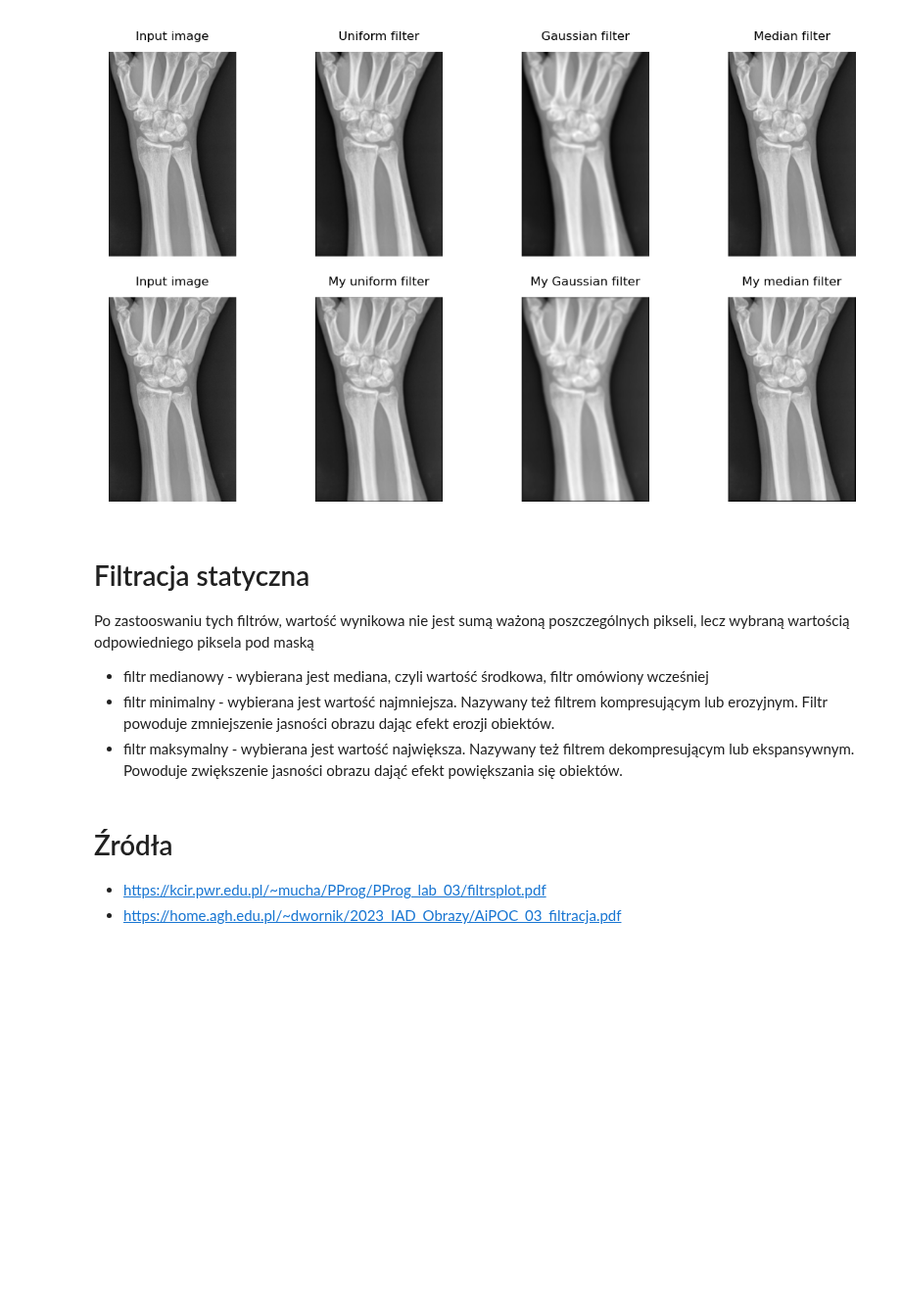
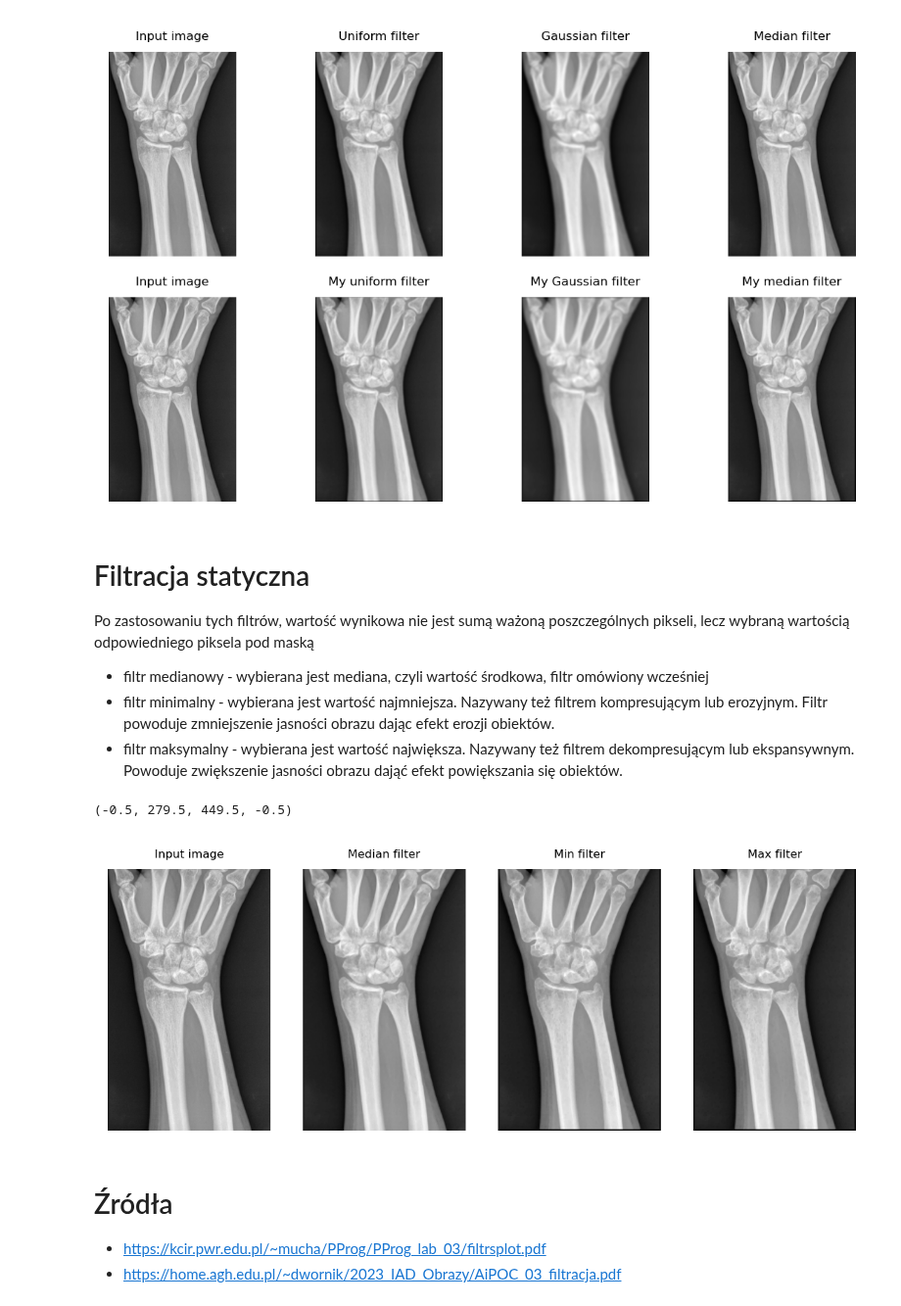
Before and after one commit to aflorkowska/Image-Processing, a Jupyter notebook: PL/3_Filtracja.ipynb, the cells around one changed output. Shown at 98% size. Saved outputs shown, nothing was run; the diff lists cells and outputs as text; code cells hidden in the pictures; blank space fills up the shorter version.

Commit message:
Added min and max filters

```diff
--- a/PL/3_Filtracja.ipynb
+++ b/PL/3_Filtracja.ipynb
@@ -333,11 +299,59 @@ plt.show()
 [figure]
 # %% [markdown]
 # Filtracja statyczna
-Po zastooswaniu tych filtrów, wartość wynikowa nie jest sumą ważoną poszczególnych pikseli, lecz wybraną wartością odpowiedniego piksela pod maską
+Po zastosowaniu tych filtrów, wartość wynikowa nie jest sumą ważoną poszczególnych pikseli, lecz wybraną wartością odpowiedniego piksela pod maską
 
 - filtr medianowy - wybierana jest mediana, czyli wartość środkowa, filtr omówiony wcześniej
 - filtr minimalny - wybierana jest wartość najmniejsza. Nazywany też filtrem kompresującym lub erozyjnym. Filtr powoduje zmniejszenie jasności obrazu dając efekt erozji obiektów.
 - filtr maksymalny - wybierana jest wartość największa. Nazywany też filtrem dekompresującym lub ekspansywnym. Powoduje zwiększenie jasności obrazu dająć efekt powiększania się obiektów.
+# %%
+def my_min_filter(image, kernelXsize, kernelYsize):
+    padXsize = calculate_padding_size(kernelXsize)
+    padYsize = calculate_padding_size(kernelYsize)
+    padded_matrix = np.pad(image, ((padYsize, padYsize), (padXsize, padXsize)), mode='constant')
+    final_image = np.zeros_like(padded_matrix)
+
+    for y in range (padYsize,padded_matrix.shape[0] - 2*padYsize - 1):
+        for x in range (padXsize,padded_matrix.shape[1] - 2*padXsize - 1):
+            final_image[y,x] = np.min(padded_matrix[y - padYsize : y + padYsize + 1,x - padXsize : x + padXsize + 1])
+    final_image = final_image[padYsize:-padYsize, padXsize:-padXsize]
+    return final_image
+
+def my_max_filter(image, kernelXsize, kernelYsize):
+    padXsize = calculate_padding_size(kernelXsize)
+    padYsize = calculate_padding_size(kernelYsize)
+    padded_matrix = np.pad(image, ((padYsize, padYsize), (padXsize, padXsize)), mode='constant')
+    final_image = np.zeros_like(padded_matrix)
+
+    for y in range (padYsize,padded_matrix.shape[0] - 2*padYsize - 1):
+        for x in range (padXsize,padded_matrix.shape[1] - 2*padXsize - 1):
+            final_image[y,x] = np.min(padded_matrix[y - padYsize : y + padYsize + 1,x - padXsize : x + padXsize + 1])
+    final_image = final_image[padYsize:-padYsize, padXsize:-padXsize]
+    return final_image
+
+min_filtered = my_min_filter(image,3,3)
+max_filtered = my_max_filter(image,3,3)
+
+plt.figure(figsize=(7, 4), dpi=200)
+plt.subplot(1, 4, 1)
+plt.imshow(image, cmap='gray')
+plt.title("Input image", fontsize=6)
+plt.axis('off')
+plt.subplot(1, 4, 2)
+plt.imshow(median_filtered, cmap='gray')
+plt.title("Median filter", fontsize=6)
+plt.axis('off')
+plt.subplot(1, 4, 3)
+plt.imshow(min_filtered, cmap='gray')
+plt.title("Min filter", fontsize=6)
+plt.axis('off')
+plt.subplot(1, 4, 4)
+plt.imshow(max_filtered, cmap='gray')
+plt.title("Max filter", fontsize=6)
+plt.axis('off')
+# %% [output]
+(-0.5, 279.5, 449.5, -0.5)
+[figure, added]
 # %% [markdown]
 # Źródła
 - https://kcir.pwr.edu.pl/~mucha/PProg/PProg_lab_03/filtrsplot.pdf
```
Also changed, not shown: parts of 4 cells of this notebook.
